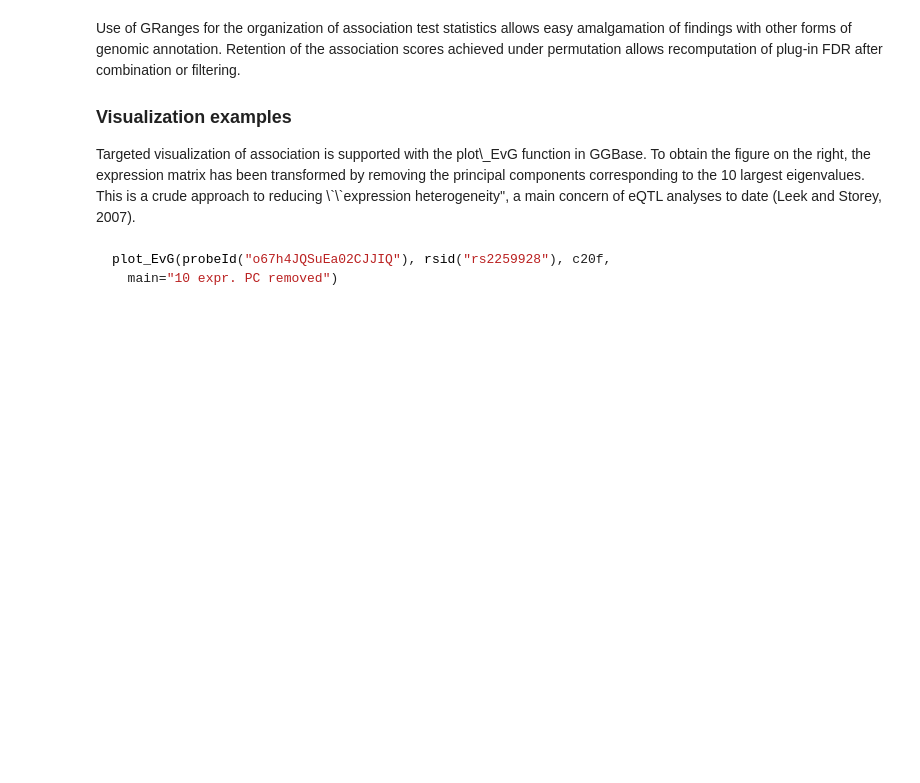
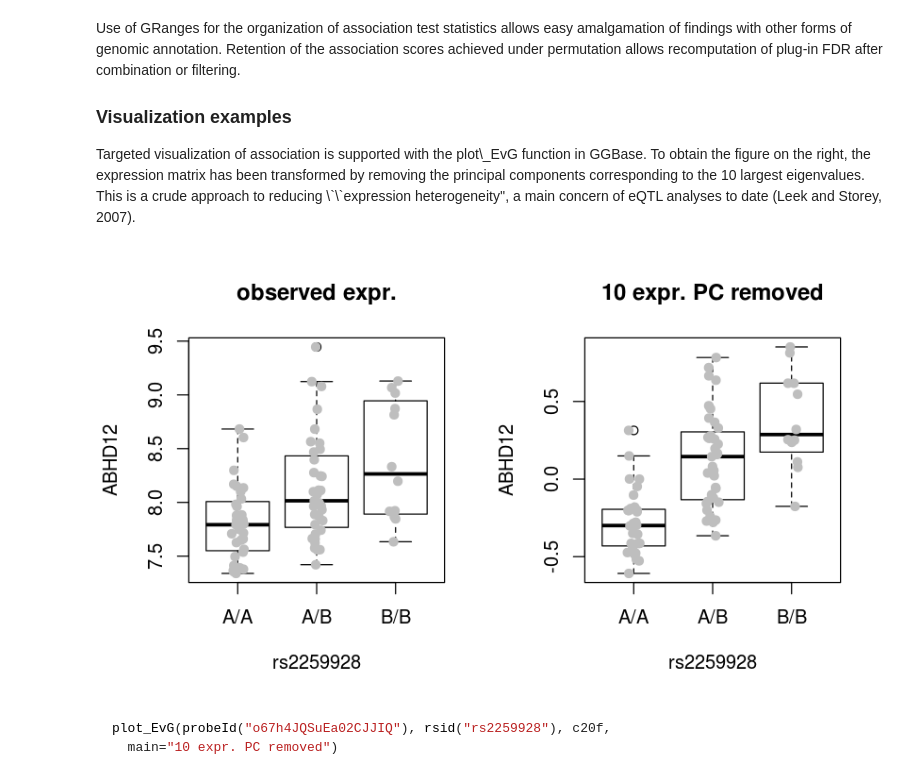
Before and after one commit to grimbough/biocworkflows, a Jupyter notebook: eQTL/cloudeqtl.run.ipynb, the cells around one changed output. Cells and saved outputs as stored; diff of their text form; code cells hidden in the pictures; blank space fills up the shorter version.

````diff
--- a/eQTL/cloudeqtl.run.ipynb
+++ b/eQTL/cloudeqtl.run.ipynb
@@ -74,6 +191,20 @@ Targeted visualization of association is supported with the plot\_EvG function i
 # %%
 ## setting Jupyter plotting size
 options(repr.plot.width=7,repr.plot.height=4)
+# %%
+## This code chunk was hidden in the original document, but was executed in the background
+suppressMessages({
+library(yri1kgv)
+if (!exists("c20")) c20 = getSS("yri1kgv", "chr20")
+par(mfrow=c(1,2))
+plot_EvG(probeId("o67h4JQSuEa02CJJIQ"), rsid("rs2259928"), c20,
+  main="observed expr.")
+if (!exists("c20f")) c20f = clipPCs(c20, 1:10)
+plot_EvG(probeId("o67h4JQSuEa02CJJIQ"), rsid("rs2259928"), c20f,
+  main="10 expr. PC removed")
+})
+# %% [output]
+[figure, added]
 # %% [markdown]
 ``` r
 plot_EvG(probeId("o67h4JQSuEa02CJJIQ"), rsid("rs2259928"), c20f,
````
Also changed, not shown: parts of 19 cells of this notebook, 1 other file.
